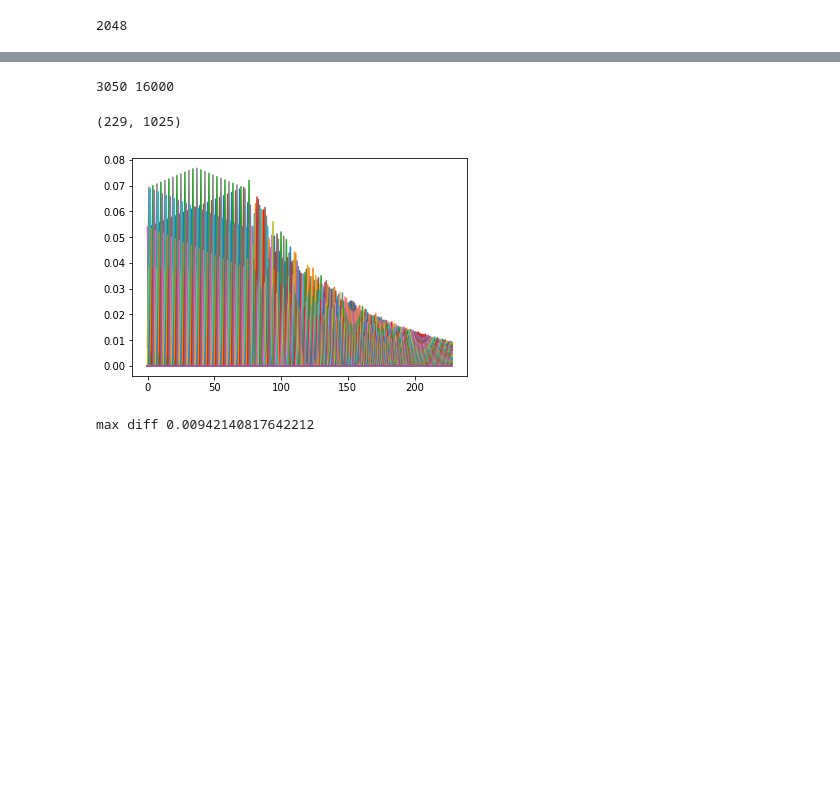
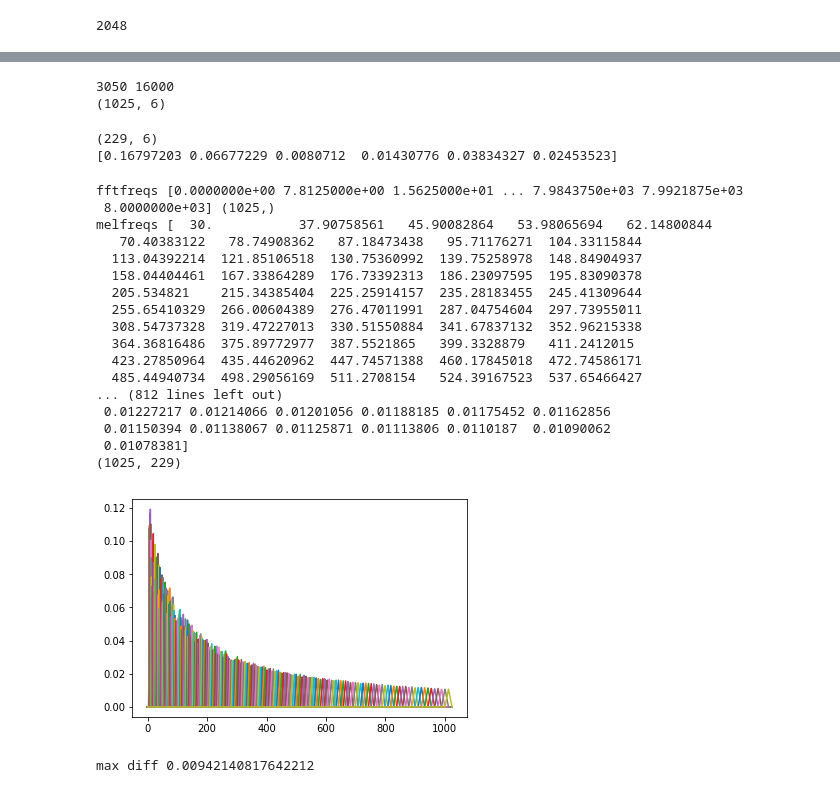
Before and after one commit to google/web-audio-recognition, a Jupyter notebook: audio-features/assets/Librosa => TS.ipynb, the cells around one changed output, grey strips where cells are left out. Cells and saved outputs as stored; diff of their text form; code cells hidden in the pictures; blank space fills up the shorter version.

```diff
--- a/audio-features/assets/Librosa => TS.ipynb
+++ b/audio-features/assets/Librosa => TS.ipynb
@@ -219,15 +255,17 @@ np.savetxt('../test/fft_window_256.txt', fft_window)
 y, sr = librosa.load('../test/test.wav', sr=16000)
 print(len(y), sr)
 stft = np.abs(librosa.stft(y))
+print(stft.shape)
 
 np.savetxt('../test/stft_mags.txt', stft)
 # %% [output]
 3050 16000
+(1025, 6)
 # %%
 # Generate MEL Magnitudes
 SAMPLE_RATE = 16000
 HOP_LENGTH = 512
-F_MIN = 500
+F_MIN = 30
 N_MELS = 229
 
 y, sr = librosa.load('../test/test.wav', sr=16000)
@@ -236,23 +274,47 @@ mel = librosa.feature.melspectrogram(
   SAMPLE_RATE,
   hop_length=HOP_LENGTH,
   fmin=F_MIN,
-  n_mels=N_MELS).astype(np.float32)
+  n_mels=N_MELS,
+  htk=True
+).astype(np.float32)
+
+print(mel.shape)
+print(mel[0])
 
 np.savetxt('../test/mel_mags.txt', mel)
+# %% [output]
+(229, 6)
+[0.16797203 0.06677229 0.0080712  0.01430776 0.03834327 0.02453523]
 # %%
 import matplotlib.pyplot as plt
 
 # Build a Mel filter
-mel_basis = librosa.filters.mel(16000, 2048, n_mels=229, fmin=30)
+mel_basis = mel(16000, 2048, n_mels=229, fmin=30, htk=True).T
 print(mel_basis.shape)
 
 plt.plot(mel_basis)
 plt.show()
 
 np.savetxt('../test/mel_filter.txt', mel_basis)
 # %% [output]
-(229, 1025)
+fftfreqs [0.0000000e+00 7.8125000e+00 1.5625000e+01 ... 7.9843750e+03 7.9921875e+03
+ 8.0000000e+03] (1025,)
+melfreqs [  30.           37.90758561   45.90082864   53.98065694   62.14800844
+   70.40383122   78.74908362   87.18473438   95.71176271  104.33115844
+  113.04392214  121.85106518  130.75360992  139.75258978  148.84904937
+  158.04404461  167.33864289  176.73392313  186.23097595  195.83090378
+  205.534821    215.34385404  225.25914157  235.28183455  245.41309644
+  255.65410329  266.00604389  276.47011991  287.04754604  297.73955011
+  308.54737328  319.47227013  330.51550884  341.67837132  352.96215338
+  364.36816486  375.89772977  387.5521865   399.3328879   411.2412015
+  423.27850964  435.44620962  447.74571388  460.17845018  472.74586171
+  485.44940734  498.29056169  511.2708154   524.39167523  537.65466427
+... (812 lines left out)
+ 0.01227217 0.01214066 0.01201056 0.01188185 0.01175452 0.01162856
+ 0.01150394 0.01138067 0.01125871 0.01113806 0.0110187  0.01090062
+ 0.01078381]
+(1025, 229)
-[figure, old version]
+[figure, new version]
 # %%
 # FFT diffing.
 
```
Also changed, not shown: parts of 4 cells of this notebook, 9 other files.
